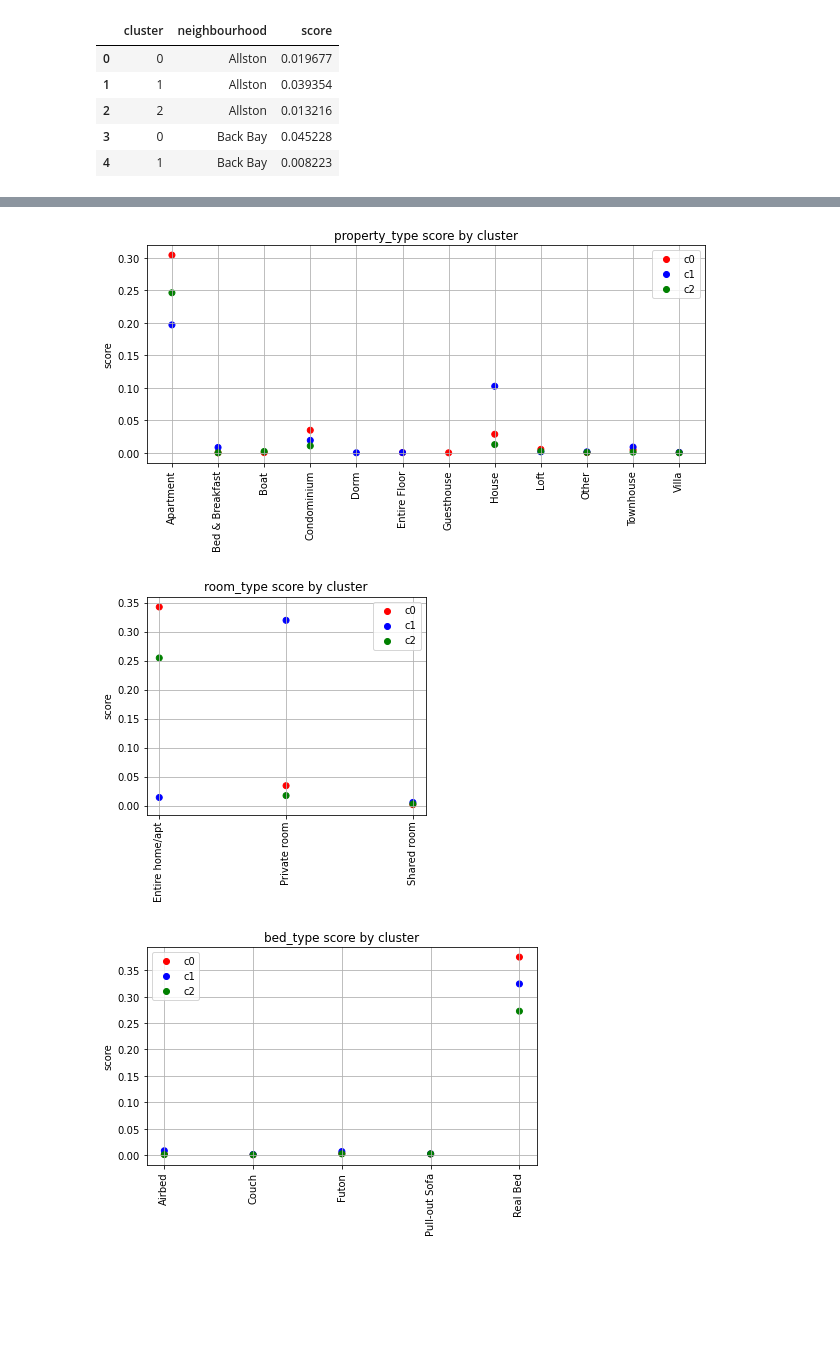
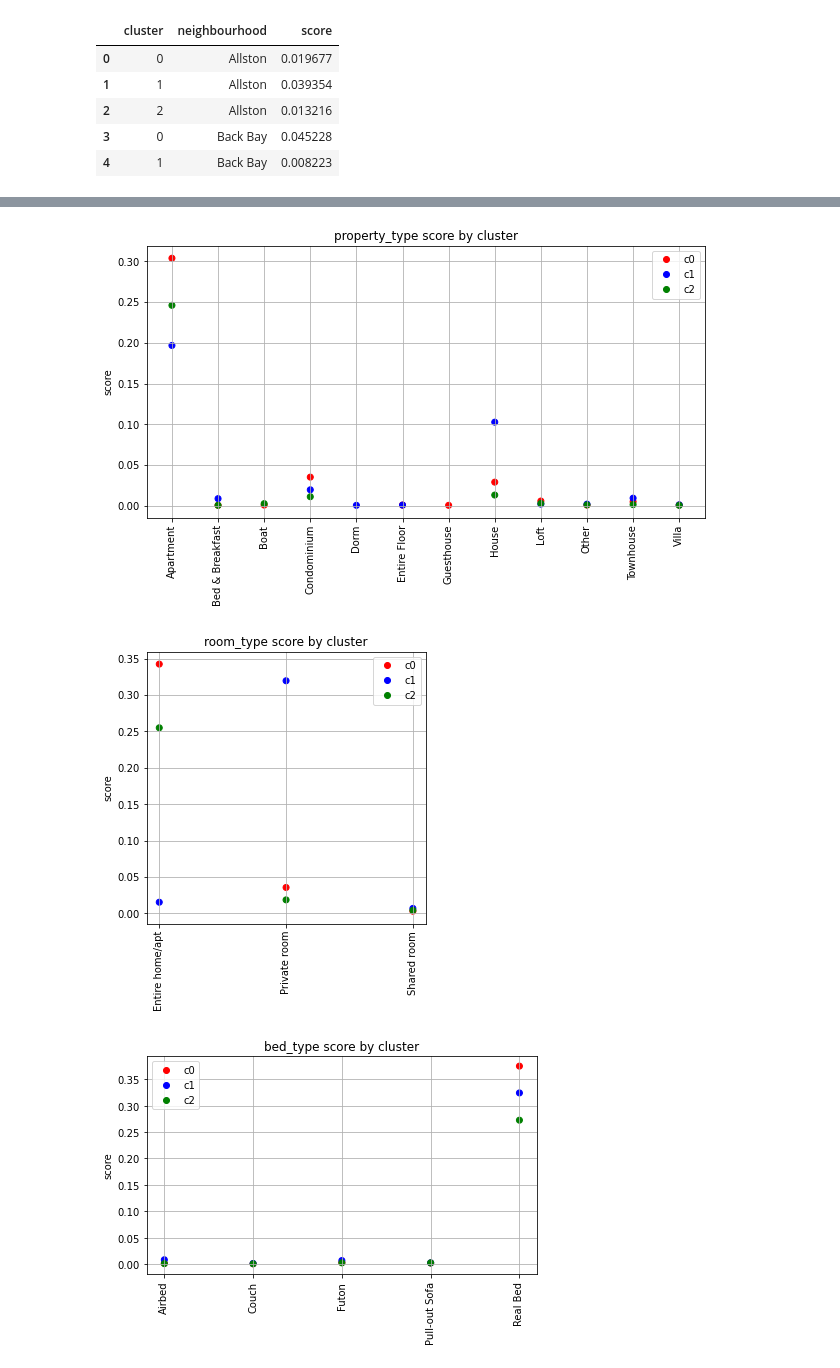
Before and after one commit to FranciscaAlliende/AirbnbBoston, a Jupyter notebook: 5 Is it possible to create clusters of the Boston Airbnb’s.ipynb, the cells around one changed output, grey strips where cells are left out. Saved outputs shown, nothing was run; the diff lists cells and outputs as text; code cells hidden in the pictures; blank space fills up the shorter version.

```diff
--- a/5 Is it possible to create clusters of the Boston Airbnb’s.ipynb
+++ b/5 Is it possible to create clusters of the Boston Airbnb’s.ipynb
@@ -143,6 +144,11 @@ def reverse_dummies(var, name):
     return c
 
 def prepare_dataset(name, df):
+    '''function that calculates the score for each variable and
+    returns a dataset with the cluster, the variable and the score.
+    The score corresponds to the number of data point that belongs to a category and a cluster,
+    divided by the total number of rows of the dataset'''
+
     gb = df.groupby([name, 'cluster']).agg({'cluster':['count']})/data.shape[0]
     gb.reset_index(level=0, inplace=True)
     gb.reset_index(level=0, inplace=True)
@@ -162,6 +168,6 @@ def plot_scores(name, df, size):
     plt.grid()
     plt.title(name + ' score by cluster')
     plt.ylabel('score')
-    plt.savefig('figures/5_scatter_scores_'+name+'.png')
+    plt.savefig('figures/5_scatter_scores_'+name+'.png', bbox_inches='tight')
     plt.show()
 # %%
@@ -185,13 +193,13 @@ def reverse_prepare_plot(var, name, s):
     n = prepare_dataset(name, n)
     plot_scores(name, n, s)
 # %%
-reverse_prepare_plot(prop, 'property_type', (10,4))
+reverse_prepare_plot(prop, 'property_type', (10,5))
 # %% [output]
-[figure, old version]
+[figure, new version]
 # %%
-reverse_prepare_plot(room, 'room_type', (5,4))
+reverse_prepare_plot(room, 'room_type', (5,5))
 # %% [output]
-[figure, old version]
+[figure, new version]
 # %%
 reverse_prepare_plot(bed, 'bed_type', (7,4))
 # %% [output]
```
Also changed, not shown: parts of 11 cells of this notebook, 4 other files.
